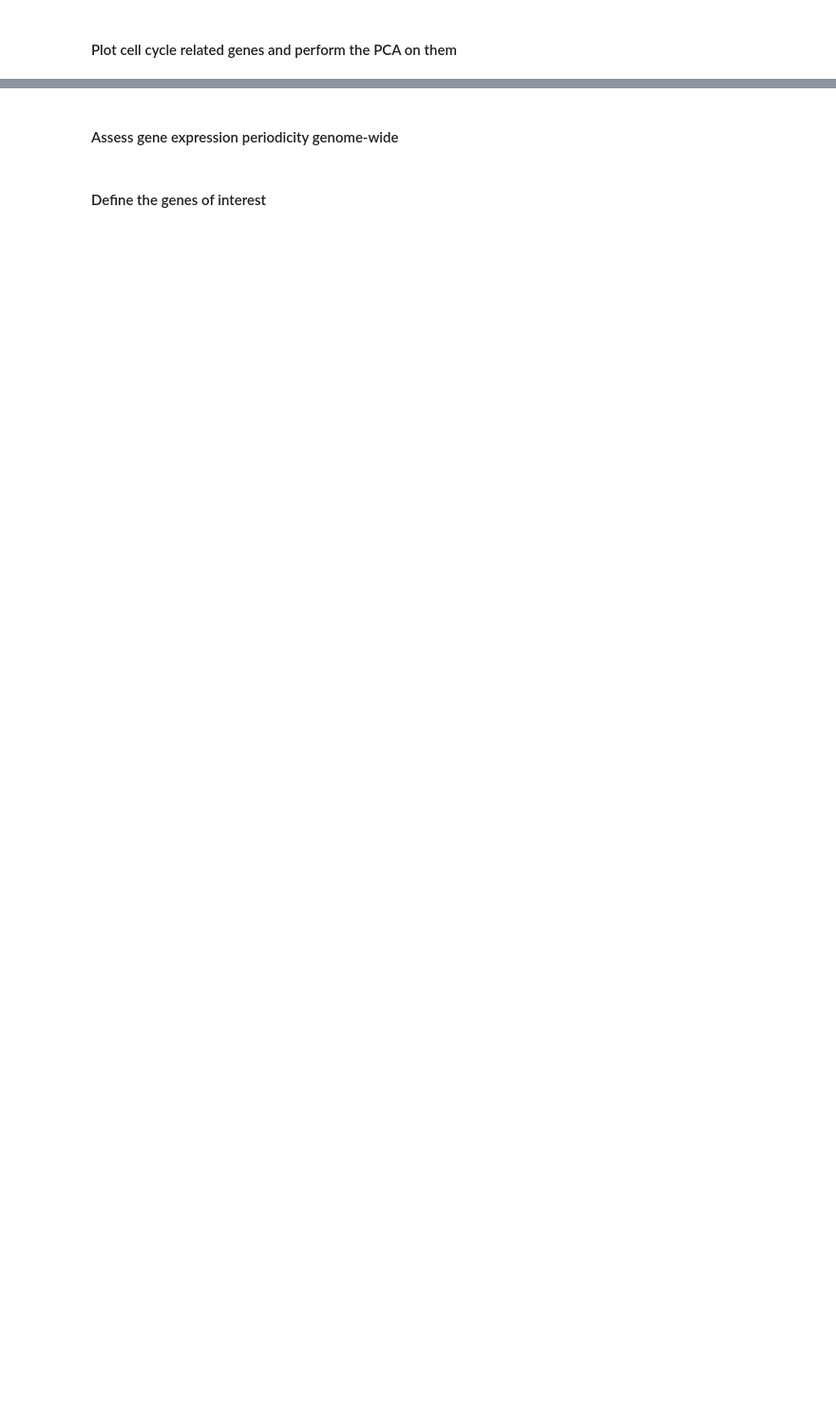
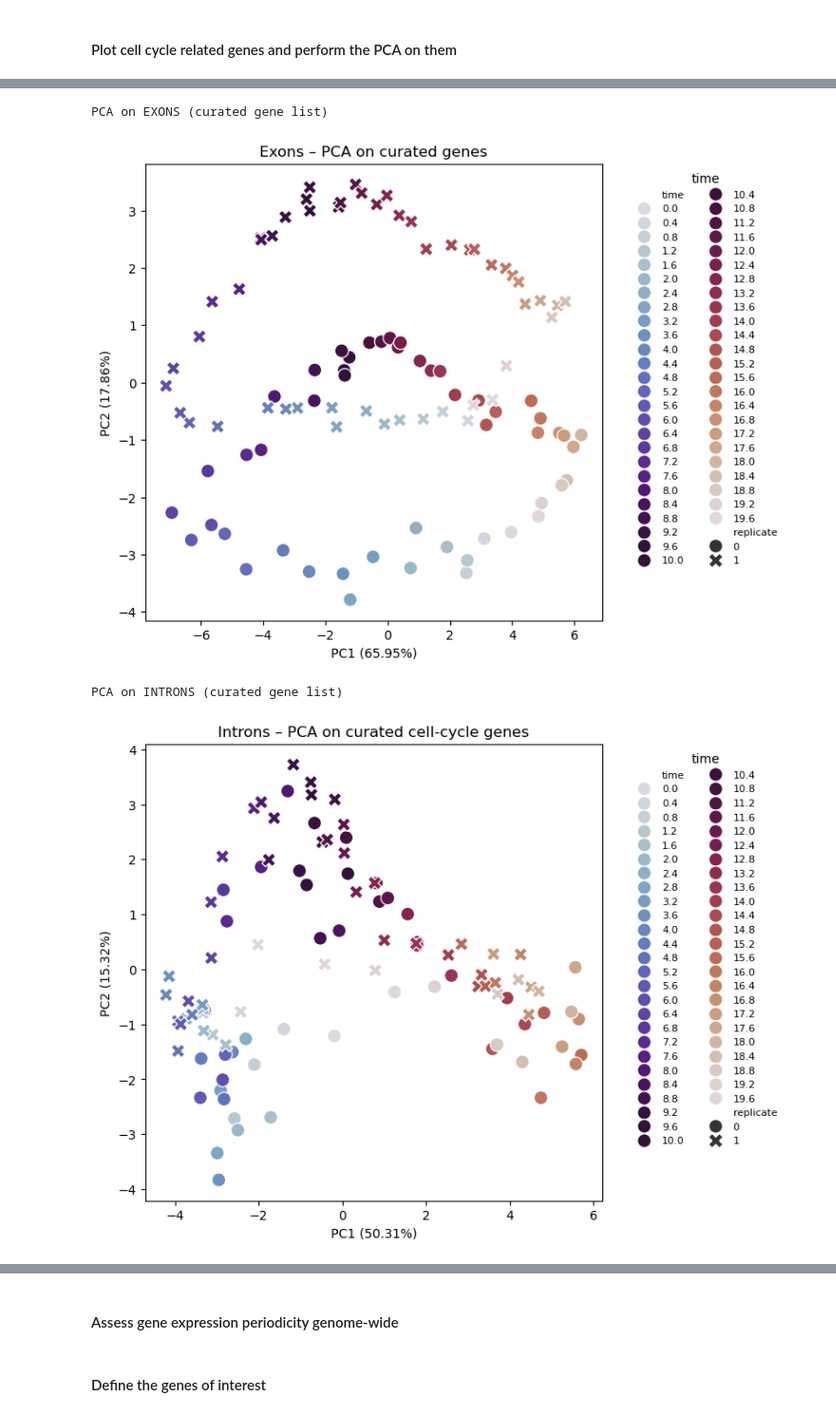
Before and after one commit to AlexiaGiroud/GenomeToFunction-exo3-G22, a Jupyter notebook: Exercise_Week10_11_B_Exercises.ipynb, the cells around one changed output, grey strips where cells are left out. Shown at 95% size. Saved outputs shown, nothing was run; the diff lists cells and outputs as text; code cells hidden in the pictures; blank space fills up the shorter version.

```diff
--- a/Exercise_Week10_11_B_Exercises.ipynb
+++ b/Exercise_Week10_11_B_Exercises.ipynb
@@ -624,29 +711,48 @@ def run_PCA_2D(data, title, color_by='time', symbol_by='replicate',
         s=120,
         palette=palette,
     )
+
+
     plt.xlabel(f"PC1 ({pca.explained_variance_ratio_[0]*100:.2f}%)")
     plt.ylabel(f"PC2 ({pca.explained_variance_ratio_[1]*100:.2f}%)")
     plt.title(title)
     plt.gca().set_box_aspect(1)
-    plt.legend(loc="center left", bbox_to_anchor=(1.05, 0.5), title=color_by)
+
+    plt.legend(
+    title=color_by,
+    bbox_to_anchor=(1.05, 1),
+    loc='upper left',
+    ncol=2,           # ⬅ two columns
+    fontsize=8,
+    frameon=False
+)
+
+
     plt.tight_layout()
     plt.show()
 # %%
 print("PCA on EXONS (curated gene list)")
 run_PCA_2D(
     dat_exon.loc[genes_present],
-    title="Exons – PCA on curated cell-cycle genes",
+    title="Exons – PCA on curated genes",
     color_by="time",
-    symbol_by="replicate"
+    symbol_by="replicate",
+    std_div=False   # <<< IMPORTANT
 )
+
 
 print("PCA on INTRONS (curated gene list)")
 run_PCA_2D(
     dat_intron.loc[genes_present],
     title="Introns – PCA on curated cell-cycle genes",
     color_by="time",
     symbol_by="replicate"
 )
+# %% [output]
+PCA on EXONS (curated gene list)
+[figure, added]
+PCA on INTRONS (curated gene list)
+[figure, added]
 # %% [markdown]
 ##### Answer 1.2
 
```
Also changed, not shown: parts of 30 cells of this notebook.
